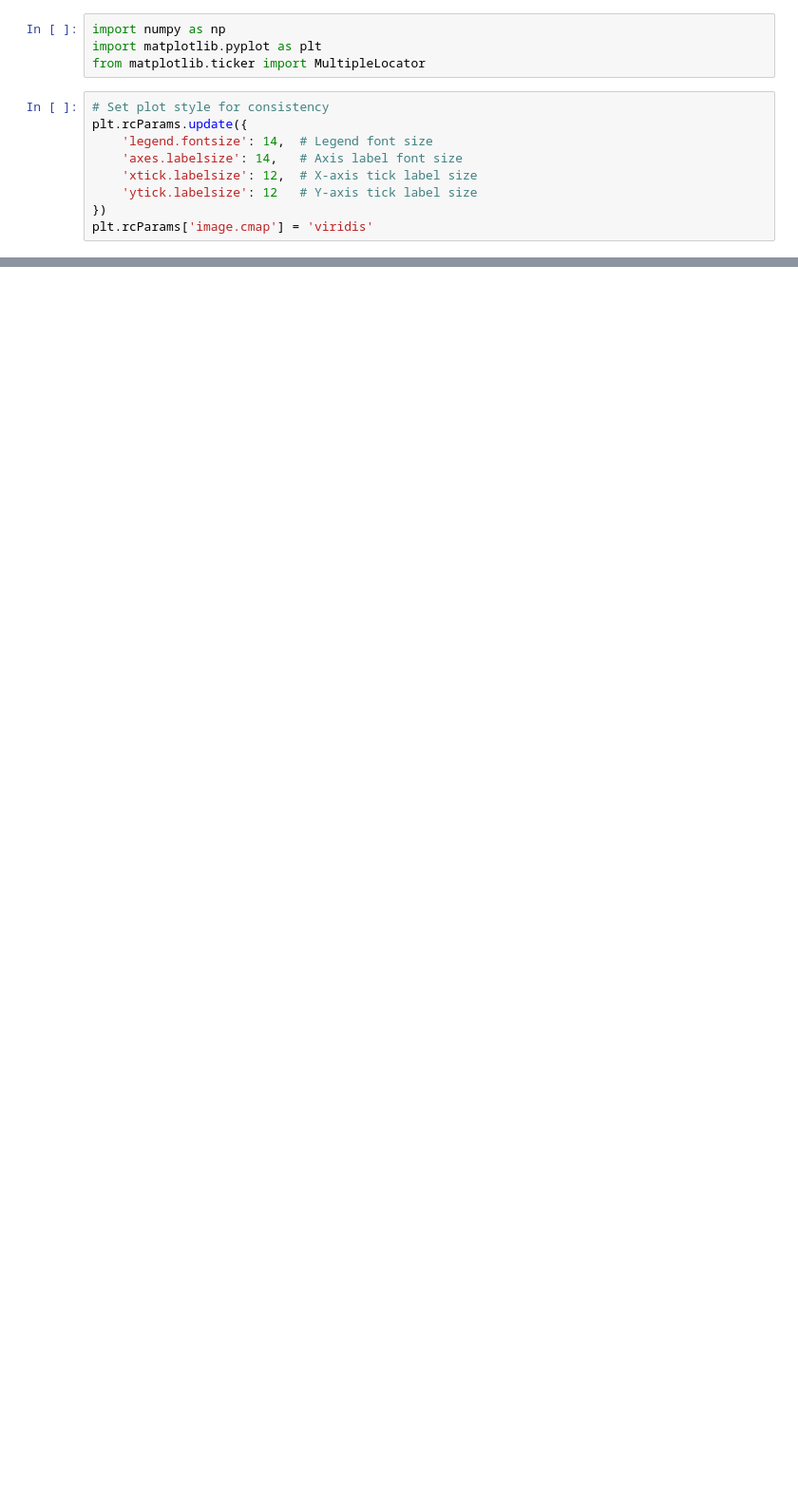
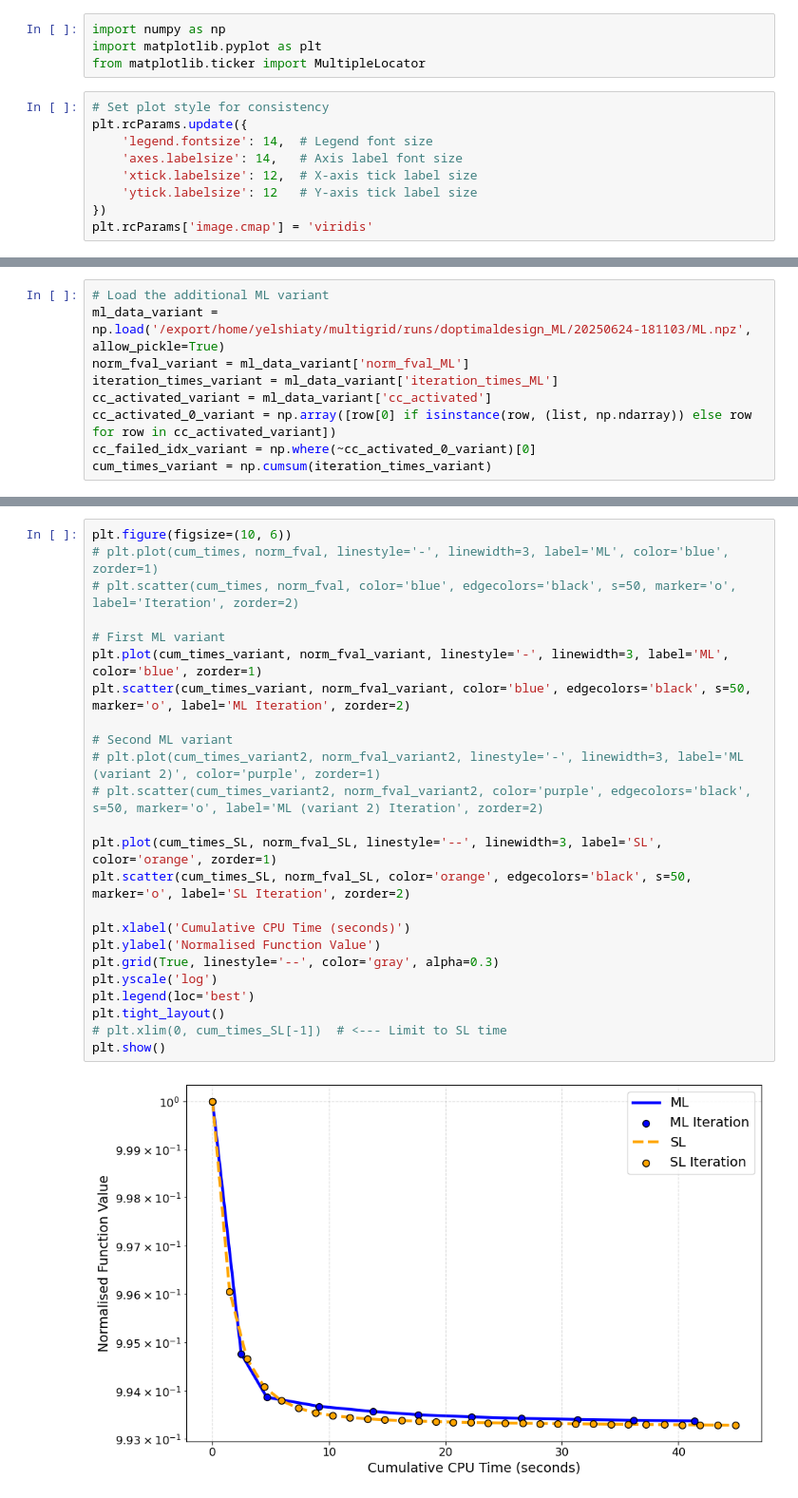
Before and after one commit to yaraelshiaty/MLBPGD, a Jupyter notebook: plots/plots_Ml.ipynb, the cells around one changed output, grey strips where cells are left out. Shown at 95% size. Cells and saved outputs as stored; diff of their text form; blank space fills up the shorter version.

```diff
--- a/plots/plots_Ml.ipynb
+++ b/plots/plots_Ml.ipynb
@@ -26,3 +27,12 @@ cc_failed_idx = np.where(~cc_activated_0)[0]
 
 # Compute cumulative times
 cum_times = np.cumsum(iteration_times)
+# %%
+# Load the additional ML variant
+ml_data_variant = np.load('/export/home/yelshiaty/multigrid/runs/doptimaldesign_ML/20250624-181103/ML.npz', allow_pickle=True)
+norm_fval_variant = ml_data_variant['norm_fval_ML']
+iteration_times_variant = ml_data_variant['iteration_times_ML']
+cc_activated_variant = ml_data_variant['cc_activated']
+cc_activated_0_variant = np.array([row[0] if isinstance(row, (list, np.ndarray)) else row for row in cc_activated_variant])
+cc_failed_idx_variant = np.where(~cc_activated_0_variant)[0]
+cum_times_variant = np.cumsum(iteration_times_variant)
@@ -54,0 +86,26 @@ plt.show()
+# %%
+plt.figure(figsize=(10, 6))
+# plt.plot(cum_times, norm_fval, linestyle='-', linewidth=3, label='ML', color='blue', zorder=1)
+# plt.scatter(cum_times, norm_fval, color='blue', edgecolors='black', s=50, marker='o', label='Iteration', zorder=2)
+
+# First ML variant
+plt.plot(cum_times_variant, norm_fval_variant, linestyle='-', linewidth=3, label='ML', color='blue', zorder=1)
+plt.scatter(cum_times_variant, norm_fval_variant, color='blue', edgecolors='black', s=50, marker='o', label='ML Iteration', zorder=2)
+
+# Second ML variant
+# plt.plot(cum_times_variant2, norm_fval_variant2, linestyle='-', linewidth=3, label='ML (variant 2)', color='purple', zorder=1)
+# plt.scatter(cum_times_variant2, norm_fval_variant2, color='purple', edgecolors='black', s=50, marker='o', label='ML (variant 2) Iteration', zorder=2)
+
+plt.plot(cum_times_SL, norm_fval_SL, linestyle='--', linewidth=3, label='SL', color='orange', zorder=1)
+plt.scatter(cum_times_SL, norm_fval_SL, color='orange', edgecolors='black', s=50, marker='o', label='SL Iteration', zorder=2)
+
+plt.xlabel('Cumulative CPU Time (seconds)')
+plt.ylabel('Normalised Function Value')
+plt.grid(True, linestyle='--', color='gray', alpha=0.3)
+plt.yscale('log')
+plt.legend(loc='best')
+plt.tight_layout()
+# plt.xlim(0, cum_times_SL[-1])  # <--- Limit to SL time
+plt.show()
+# %% [output]
+[figure, added]
```
Also changed, not shown: parts of 15 cells of this notebook, 39 other files.
